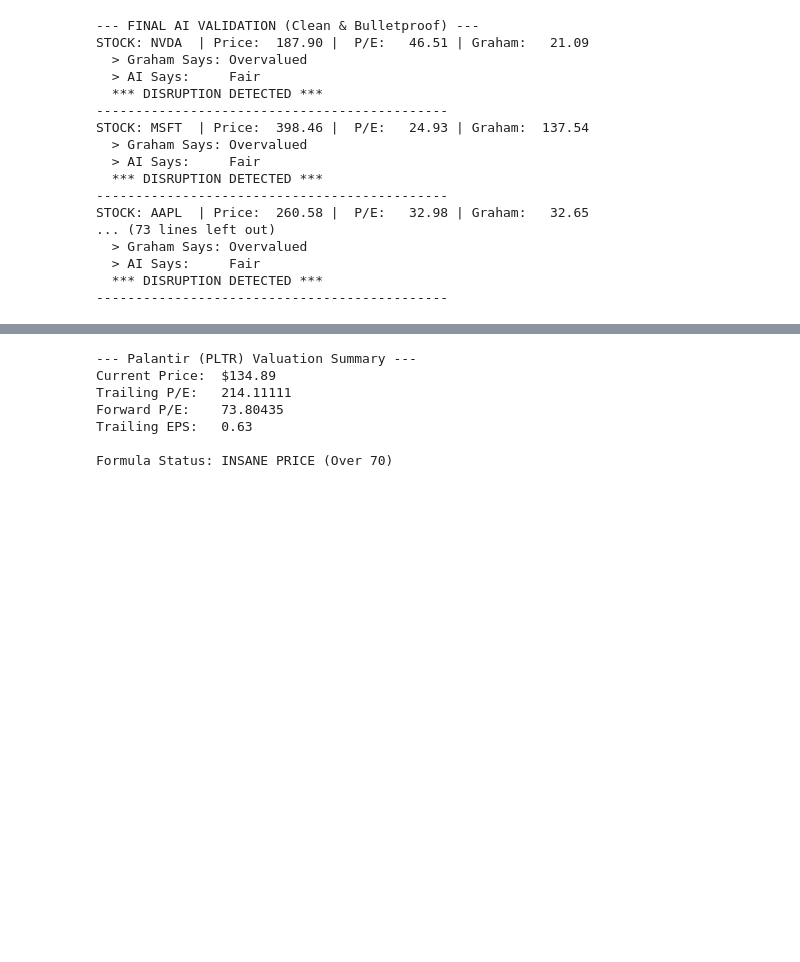
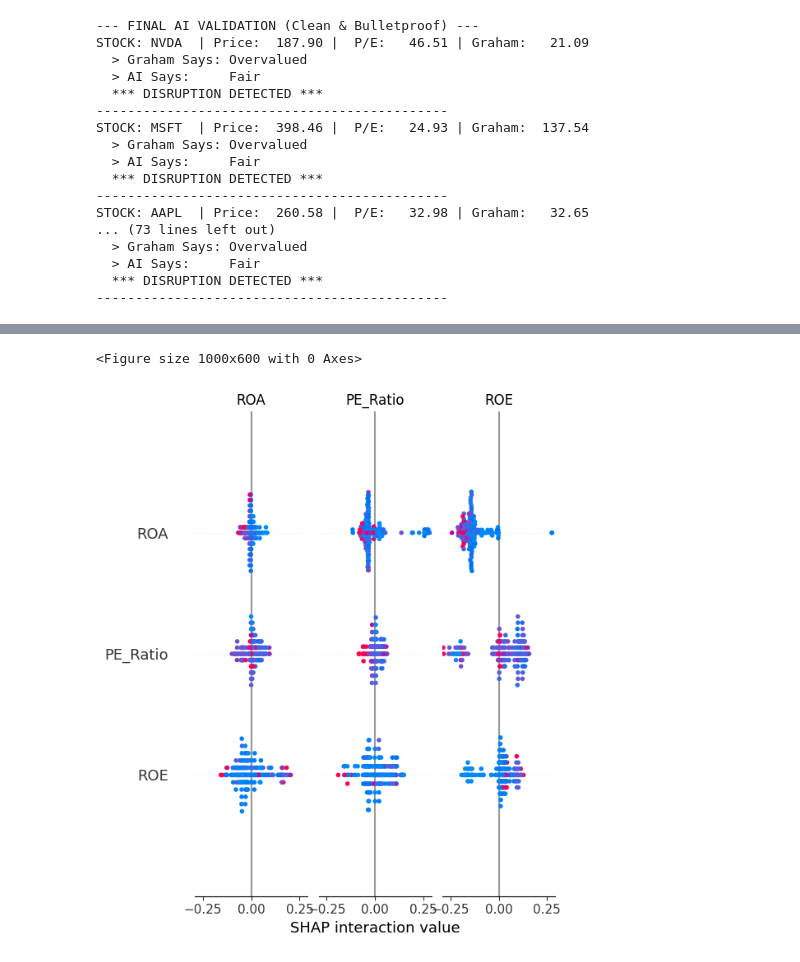
Before and after one commit to msintangible/valuation-chatbot, a Jupyter notebook: classifciation model.ipynb, the cells around one changed output, grey strips where cells are left out. Cells and saved outputs as stored; diff of their text form; code cells hidden in the pictures; blank space fills up the shorter version.

Commit message:
shap values

```diff
--- a/classifciation model.ipynb
+++ b/classifciation model.ipynb
@@ -475,7 +475,8 @@ param_rf = {
     'n_estimators': [100, 300],
     'max_depth': [10, 50]
 }
-grid_rf = GridSearchCV(RandomForestClassifier(random_state=42, class_weight="balanced"), param_rf, cv=3, n_jobs=-1)
+rf_model =  RandomForestClassifier(random_state=42, class_weight="balanced")
+grid_rf = GridSearchCV(rf_model, param_rf, cv=3, n_jobs=-1)
 grid_rf.fit(X_train, y_train)
 y_pred_rf = grid_rf.predict(X_test)
 
@@ -783,34 +732,21 @@ Passing `palette` without assigning `hue` is deprecated and will be removed in v
-# %%
-import yfinance as yf
-
-def check_pltr_valuation():
-    ticker = yf.Ticker("PLTR")
-    info = ticker.info
-
-    # Extract the key valuation metrics
-    pe_ratio = info.get('trailingPE')
-    price = info.get('currentPrice')
-    eps = info.get('trailingEps')
-    forward_pe = info.get('forwardPE')
-
-    print("--- Palantir (PLTR) Valuation Summary ---")
-    print(f"Current Price:  ${price}")
-    print(f"Trailing P/E:   {pe_ratio}")
-    print(f"Forward P/E:    {forward_pe}")
-    print(f"Trailing EPS:   {eps}")
-
-    # Simulation of your formula logic
-    if pe_ratio is not None and pe_ratio > 70:
-        print("\nFormula Status: INSANE PRICE (Over 70)")
-    else:
-        print("\nFormula Status: Price within quality bounds (Under 70)")
-
-check_pltr_valuation()
-# %% [output]
---- Palantir (PLTR) Valuation Summary ---
-Current Price:  $134.89
-Trailing P/E:   214.11111
-Forward P/E:    73.80435
-Trailing EPS:   0.63
-
-Formula Status: INSANE PRICE (Over 70)
+# %%
+import shap
+import matplotlib.pyplot as plt
+
+# 1. Get the best model
+rf_best = grid_rf.best_estimator_
+
+# 2. Re-initialize explainer
+rf_explainer = shap.TreeExplainer(rf_best)
+# 2. Initialize the Explainer
+# We use 'X_test' as the data to explain
+explainer = shap.TreeExplainer(rf_best)
+shap_values = explainer.shap_values(X_test)
+
+# 3. Create the Summary Plot
+# This "Beeswarm" plot is the gold standard for AI research
+plt.figure(figsize=(10, 6))
+shap.summary_plot(shap_values, X_test)
+# %% [output]
+<Figure size 1000x600 with 0 Axes>
+[figure, added]
```
Also changed, not shown: parts of 3 cells of this notebook.
